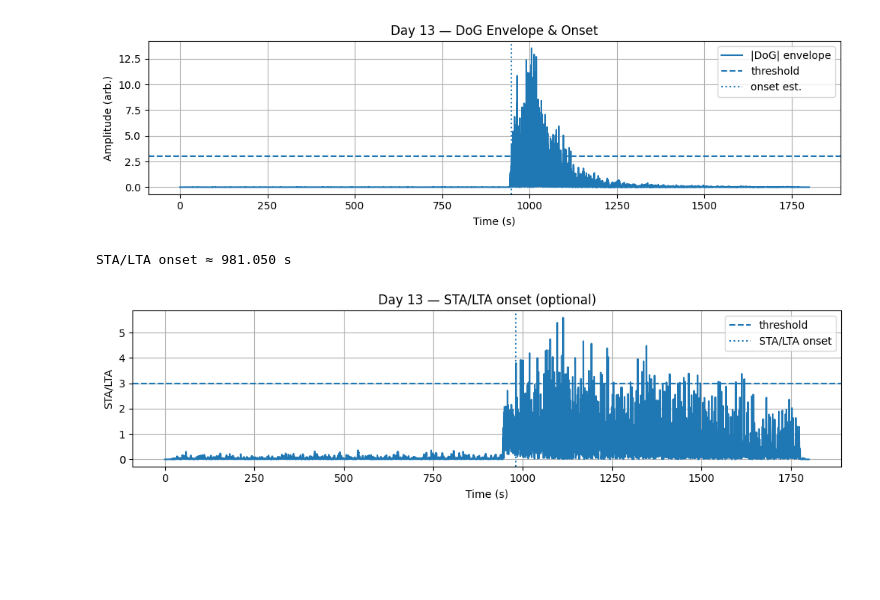
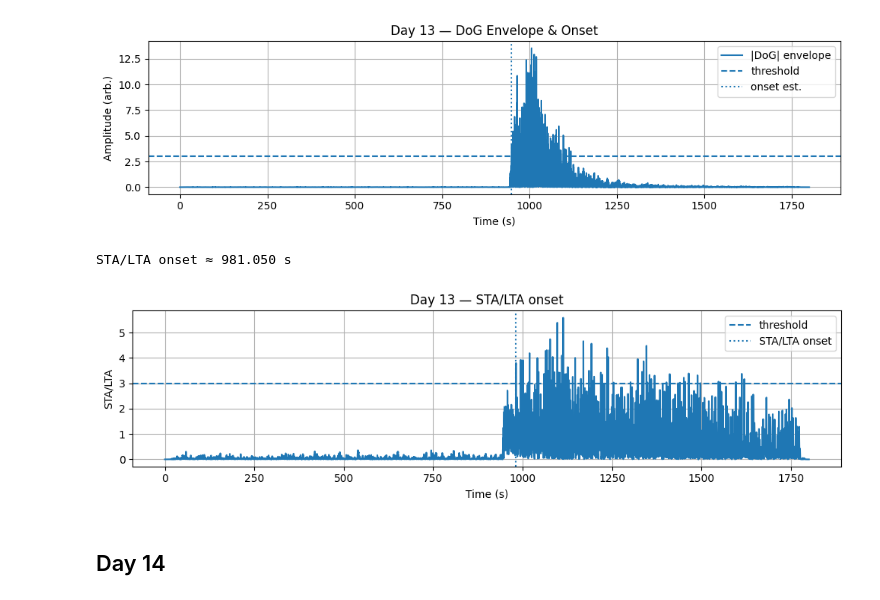
Before and after one commit to infamousperi/GBSV_MC, a Jupyter notebook: MC1/Convolution_Filtering_in_the_Spatial_Domain.ipynb, the cells around one changed output. Saved outputs shown, nothing was run; the diff lists cells and outputs as text; code cells hidden in the pictures; blank space fills up the shorter version.

```diff
--- a/MC1/Convolution_Filtering_in_the_Spatial_Domain.ipynb
+++ b/MC1/Convolution_Filtering_in_the_Spatial_Domain.ipynb
@@ -487,10 +487,12 @@ t_stalta = t[idx_stalta] if ratio.max() > thr_stalta else np.nan
 # %%
 plt.figure()
 plt.plot(t, ratio); plt.axhline(thr_stalta, ls="--", label="threshold")
 if not np.isnan(t_stalta): plt.axvline(t_stalta, ls=":", label="STA/LTA onset")
-plt.xlabel("Time (s)"); plt.ylabel("STA/LTA"); plt.title("Day 13 — STA/LTA onset (optional)"); plt.legend(); plt.tight_layout()
+plt.xlabel("Time (s)"); plt.ylabel("STA/LTA"); plt.title("Day 13 — STA/LTA onset"); plt.legend(); plt.tight_layout()
 
 print(f"STA/LTA onset ≈ {t_stalta:.3f} s")
 # %% [output]
 STA/LTA onset ≈ 981.050 s
-[figure, old version]
+[figure, new version]
+# %% [markdown]
+## Day 14
```
Also changed, not shown: parts of 6 cells of this notebook.
